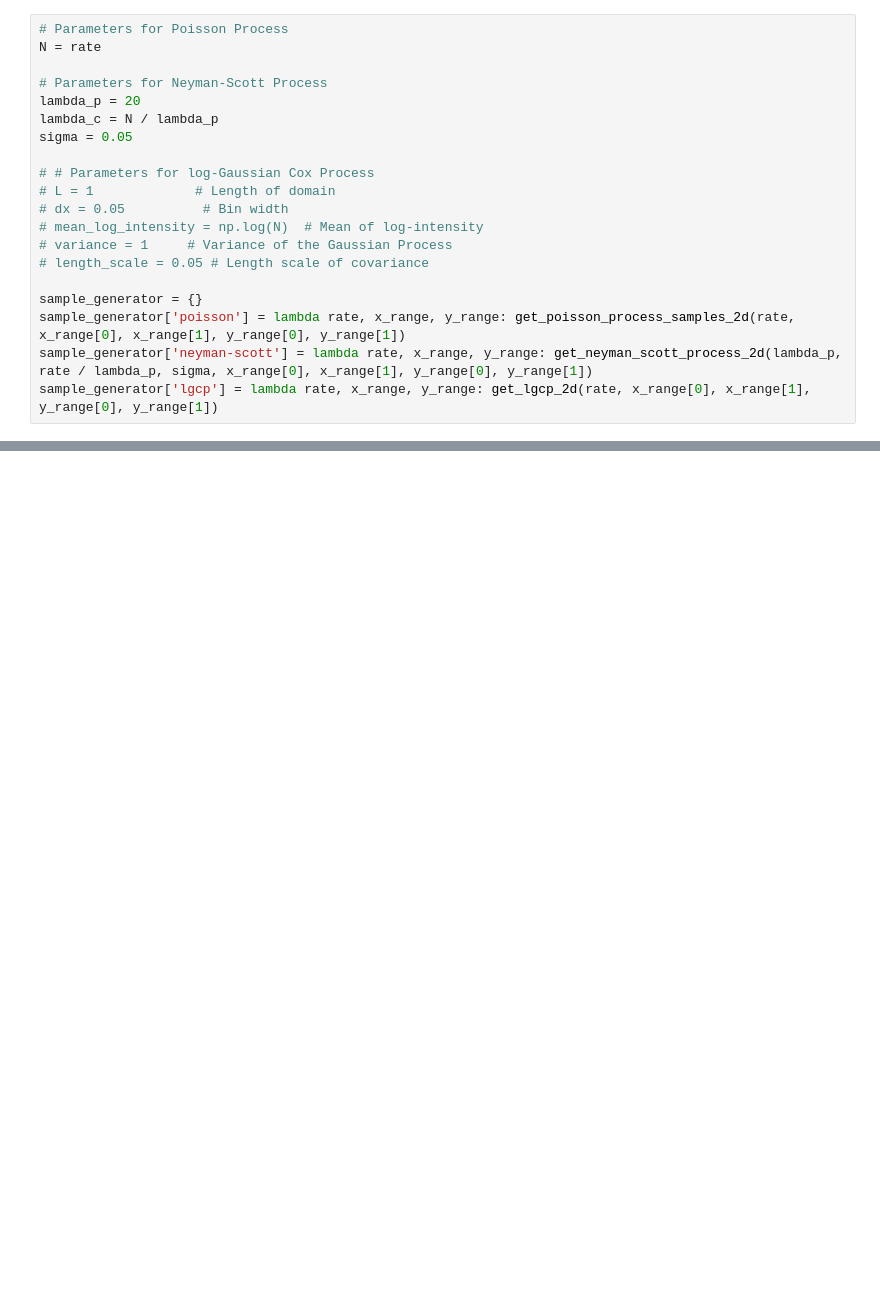
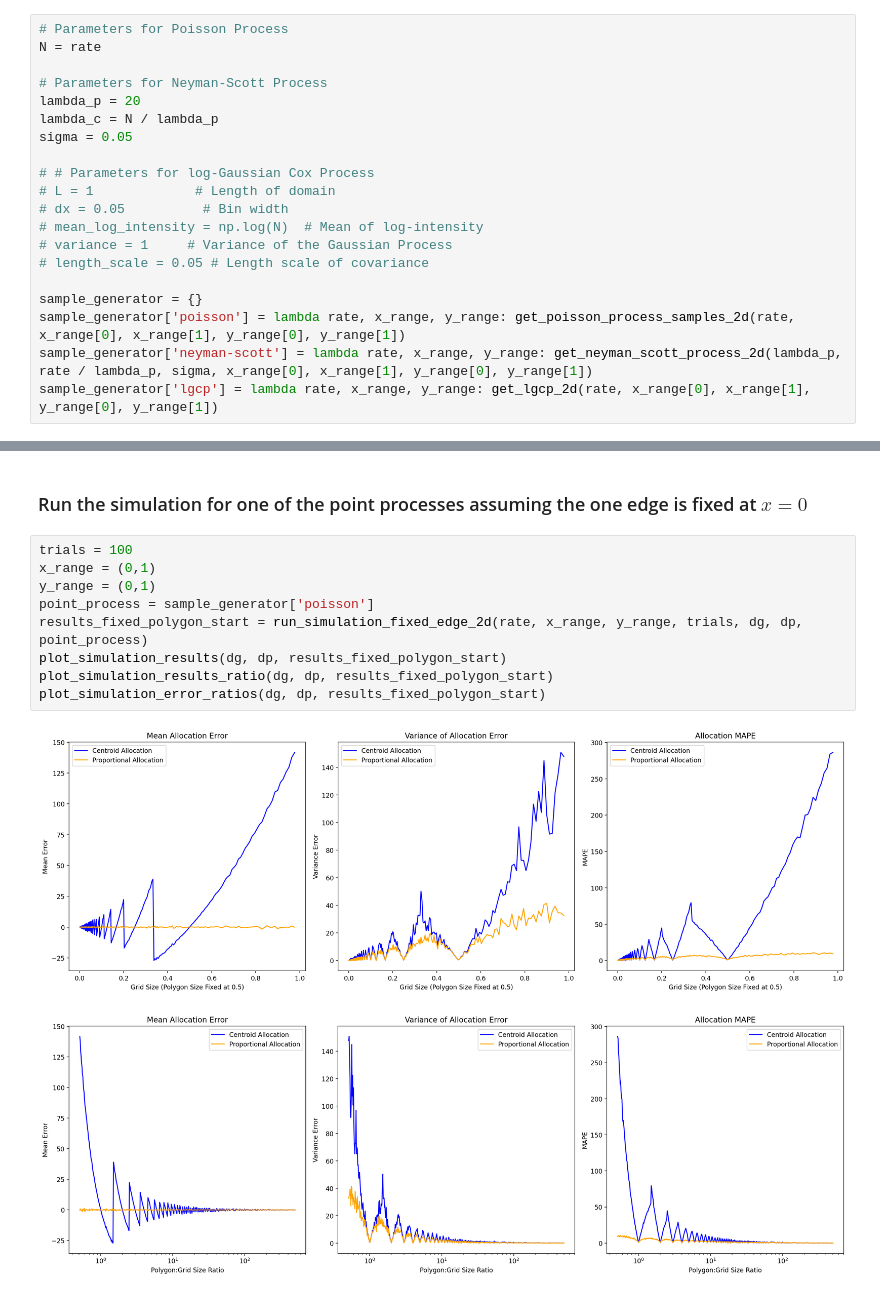
Before and after one commit to kylebradbury/proportional-allocation, a Jupyter notebook: two-d-simulation-experiments.ipynb, the cells around one changed output, grey strips where cells are left out. Saved outputs shown, nothing was run; the diff lists cells and outputs as text; blank space fills up the shorter version.

```diff
--- a/two-d-simulation-experiments.ipynb
+++ b/two-d-simulation-experiments.ipynb
@@ -63,0 +67,14 @@ for key in sample_generator.keys():
+# %% [markdown]
+### Run the simulation for one of the point processes assuming the one edge is fixed at $x=0$
+# %%
+trials = 100
+x_range = (0,1)
+y_range = (0,1)
+point_process = sample_generator['poisson']
+results_fixed_polygon_start = run_simulation_fixed_edge_2d(rate, x_range, y_range, trials, dg, dp, point_process)
+plot_simulation_results(dg, dp, results_fixed_polygon_start)
+plot_simulation_results_ratio(dg, dp, results_fixed_polygon_start)
+plot_simulation_error_ratios(dg, dp, results_fixed_polygon_start)
+# %% [output]
+[figure, added]
+[figure, added]
```
Also changed, not shown: parts of 9 cells of this notebook, 4 other files.
